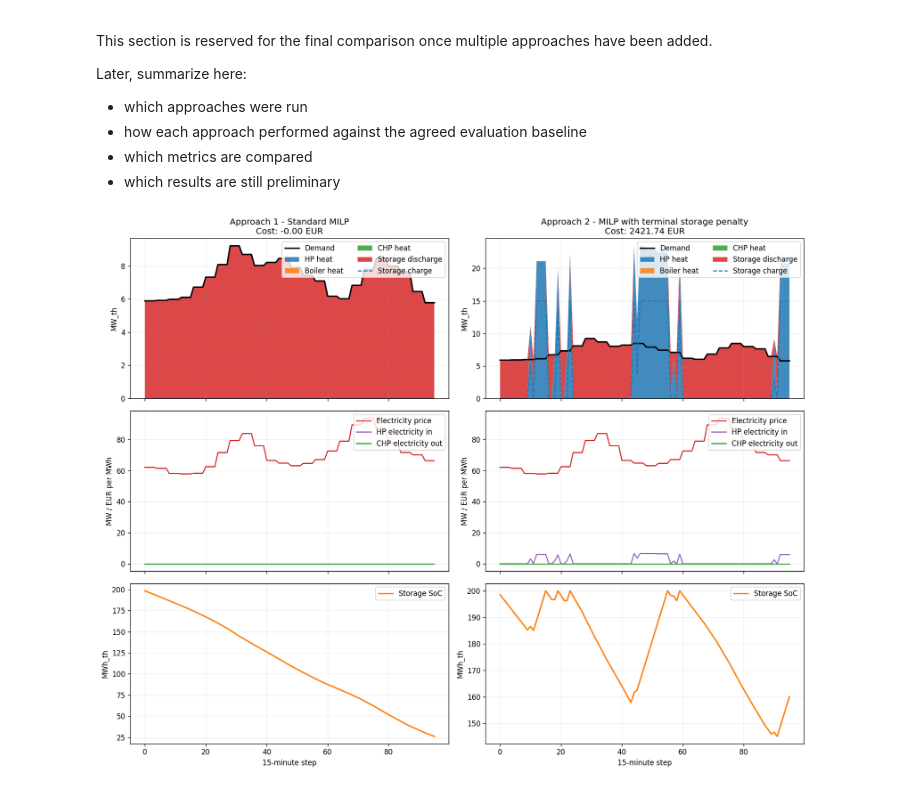
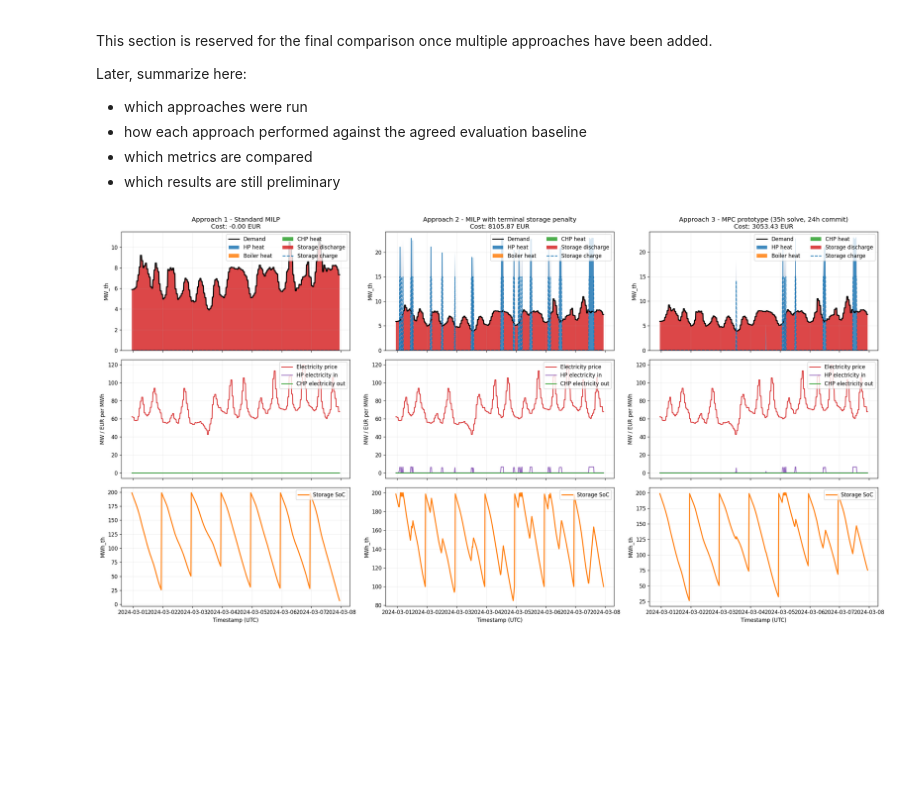
Before and after one commit to EnergyTrading2026/datascience, a Jupyter notebook: notebooks/optimization/all_in_one_evaluation_notebook.ipynb, the cells around one changed output. Drawn from its saved outputs; the diff is of its cells as text; code cells hidden in the pictures; blank space fills up the shorter version.

Commit message:
added mpc and 7 day visualizations

```diff
--- a/notebooks/optimization/all_in_one_evaluation_notebook.ipynb
+++ b/notebooks/optimization/all_in_one_evaluation_notebook.ipynb
@@ -135,7 +135,7 @@ class ModelParams:
     chp_startup_cost: float = 600.0
 
     # Optional optimization extensions (from your template)
-    soc_target: float = 160.0
+    soc_target: float = 100.0
     lambda_term: float = 25.0
     use_hard_soc_min: bool = False
     soc_min: float = 120.0
@@ -797,8 +1000,8 @@ else:
         fig, axes = plt.subplots(3, n_cols, figsize=(7 * n_cols, 11), sharex="col", squeeze=False)
 
         for col_idx, (_, row) in enumerate(available.iterrows()):
-            dispatch = row["profile"].copy()
-            x = dispatch.index
+            dispatch = row["profile"].copy().sort_values('timestamp').reset_index(drop=True)
+            x = dispatch['timestamp']
             total_cost = row.get("total_cost_eur")
             title = row["approach_name"]
             if pd.notna(total_cost):
@@ -814,32 +1017,32 @@ else:
                 x,
                 dispatch["hp_th_out"],
                 dispatch["boiler_th_out"],
                 dispatch["chp_th_out"],
                 dispatch["sto_th_discharge"],
                 labels=["HP heat", "Boiler heat", "CHP heat", "Storage discharge"],
                 alpha=0.85,
             )
             heat_ax.plot(x, dispatch["sto_th_charge"], linestyle="--", color="tab:blue", label="Storage charge")
             heat_ax.set_ylabel("MW_th")
             heat_ax.grid(alpha=0.2)
             heat_ax.legend(loc="upper right", ncol=2)
 
             power_ax.plot(x, dispatch["price_el"], color="tab:red", label="Electricity price")
             power_ax.plot(x, dispatch["hp_el_in"], color="tab:purple", label="HP electricity in")
             power_ax.plot(x, dispatch["chp_el_out"], color="tab:green", label="CHP electricity out")
             power_ax.set_ylabel("MW / EUR per MWh")
             power_ax.grid(alpha=0.2)
             power_ax.legend(loc="upper right")
 
             soc_ax.plot(x, dispatch["sto_th_soc"], color="tab:orange", linewidth=2, label="Storage SoC")
             if params.use_hard_soc_min:
                 soc_ax.axhline(params.soc_min, color="red", linestyle=":", label="SoC minimum")
             soc_ax.set_ylabel("MWh_th")
-            soc_ax.set_xlabel("15-minute step")
+            soc_ax.set_xlabel("Timestamp (UTC)")
             soc_ax.grid(alpha=0.2)
             soc_ax.legend(loc="upper right")
 
         plt.tight_layout()
         plt.show()
 # %% [output]
-[figure, old version]
+[figure, new version]
```
Also changed, not shown: parts of 7 cells of this notebook.
